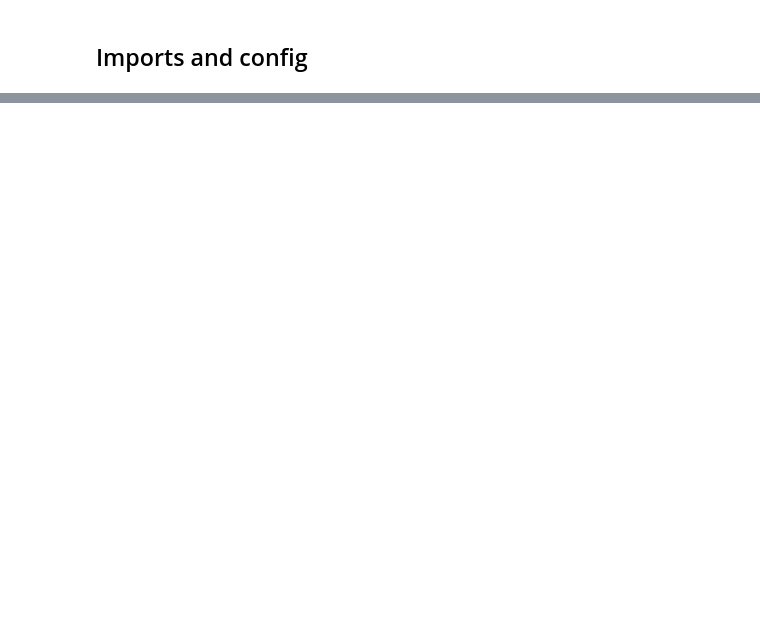
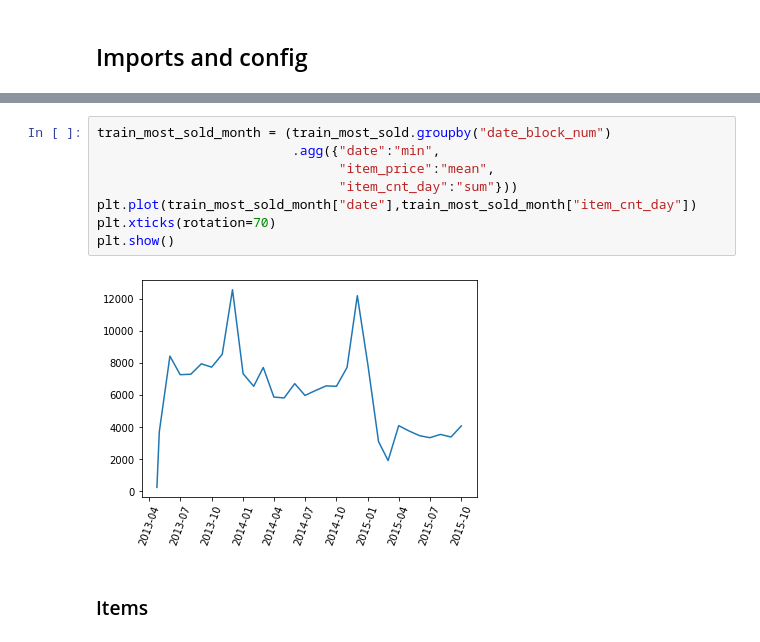
Before and after one commit to RobBlanchard/kaggle-predict-sales, a Jupyter notebook: EDA.ipynb, the cells around one changed output, grey strips where cells are left out. Drawn from its saved outputs; the diff is of its cells as text; blank space fills up the shorter version.

```diff
--- a/EDA.ipynb
+++ b/EDA.ipynb
@@ -18,0 +86,12 @@ train.head()
+# %%
+train_most_sold_month = (train_most_sold.groupby("date_block_num")
+                         .agg({"date":"min",
+                               "item_price":"mean",
+                               "item_cnt_day":"sum"}))
+plt.plot(train_most_sold_month["date"],train_most_sold_month["item_cnt_day"])
+plt.xticks(rotation=70)
+plt.show()
+# %% [output]
+[figure, added]
+# %% [markdown]
+### Items
```
Also changed, not shown: parts of 53 cells of this notebook, 2 other files.
